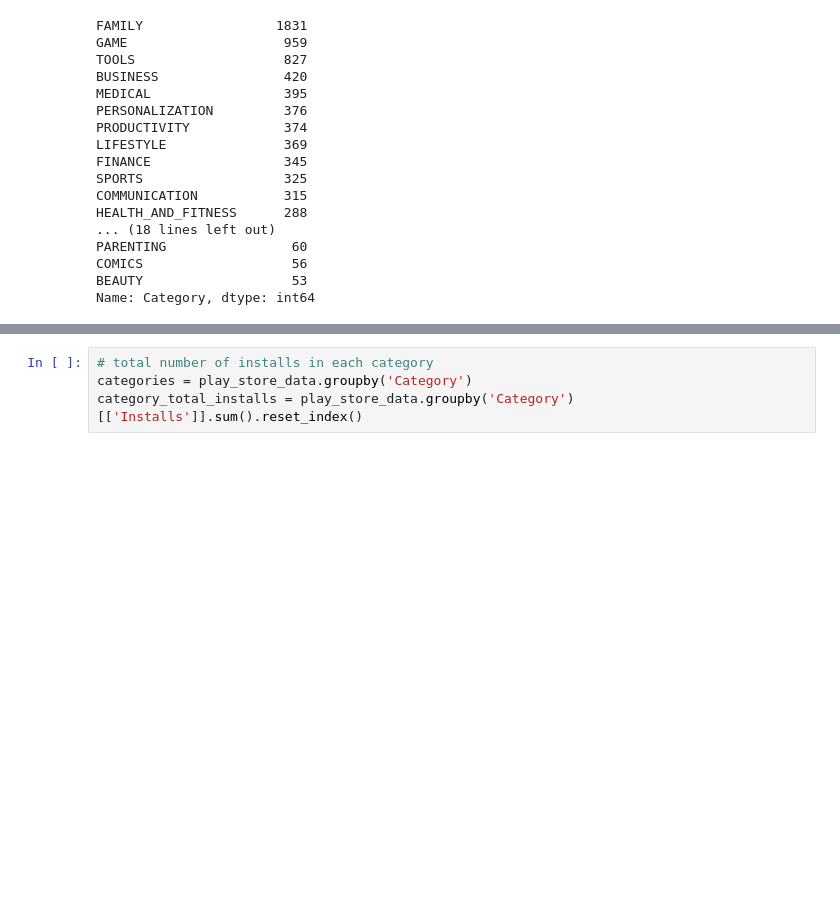
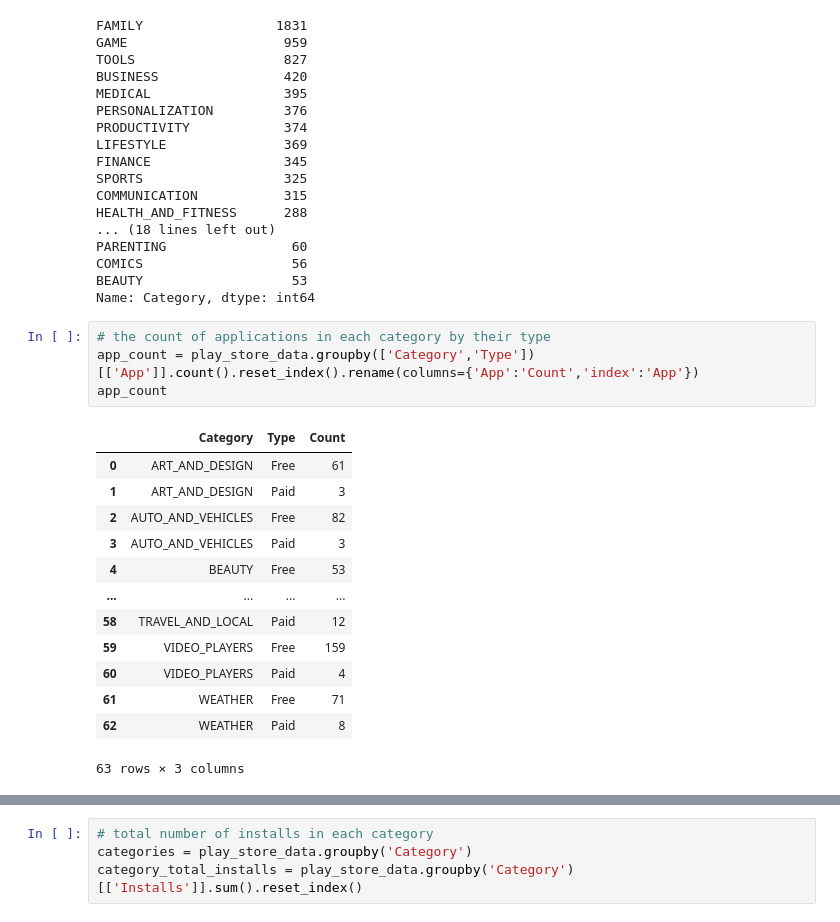
Before and after one commit to MijulSaxena/EDA-project-on-Gooogle-playstore., a Jupyter notebook: Play_Store_App_Review_Analysis_Capstone_Project_by_Mijul_Saxena.ipynb, the cells around one changed output, grey strips where cells are left out. Cells and saved outputs as stored; diff of their text form; blank space fills up the shorter version.

```diff
--- a/Play_Store_App_Review_Analysis_Capstone_Project_by_Mijul_Saxena.ipynb
+++ b/Play_Store_App_Review_Analysis_Capstone_Project_by_Mijul_Saxena.ipynb
@@ -316,3 +316,21 @@ PARENTING                60
 COMICS                   56
 BEAUTY                   53
 Name: Category, dtype: int64
+# %%
+# the count of applications in each category by their type
+app_count = play_store_data.groupby(['Category','Type'])[['App']].count().reset_index().rename(columns={'App':'Count','index':'App'})
+app_count
+# %% [output]
+|  | Category | Type | Count |
+| 0 | ART_AND_DESIGN | Free | 61 |
+| 1 | ART_AND_DESIGN | Paid | 3 |
+| 2 | AUTO_AND_VEHICLES | Free | 82 |
+| 3 | AUTO_AND_VEHICLES | Paid | 3 |
+| 4 | BEAUTY | Free | 53 |
+| ... | ... | ... | ... |
+| 58 | TRAVEL_AND_LOCAL | Paid | 12 |
+| 59 | VIDEO_PLAYERS | Free | 159 |
+| 60 | VIDEO_PLAYERS | Paid | 4 |
+| 61 | WEATHER | Free | 71 |
+| 62 | WEATHER | Paid | 8 |
+63 rows × 3 columns
```
Also changed, not shown: parts of 6 cells of this notebook.
